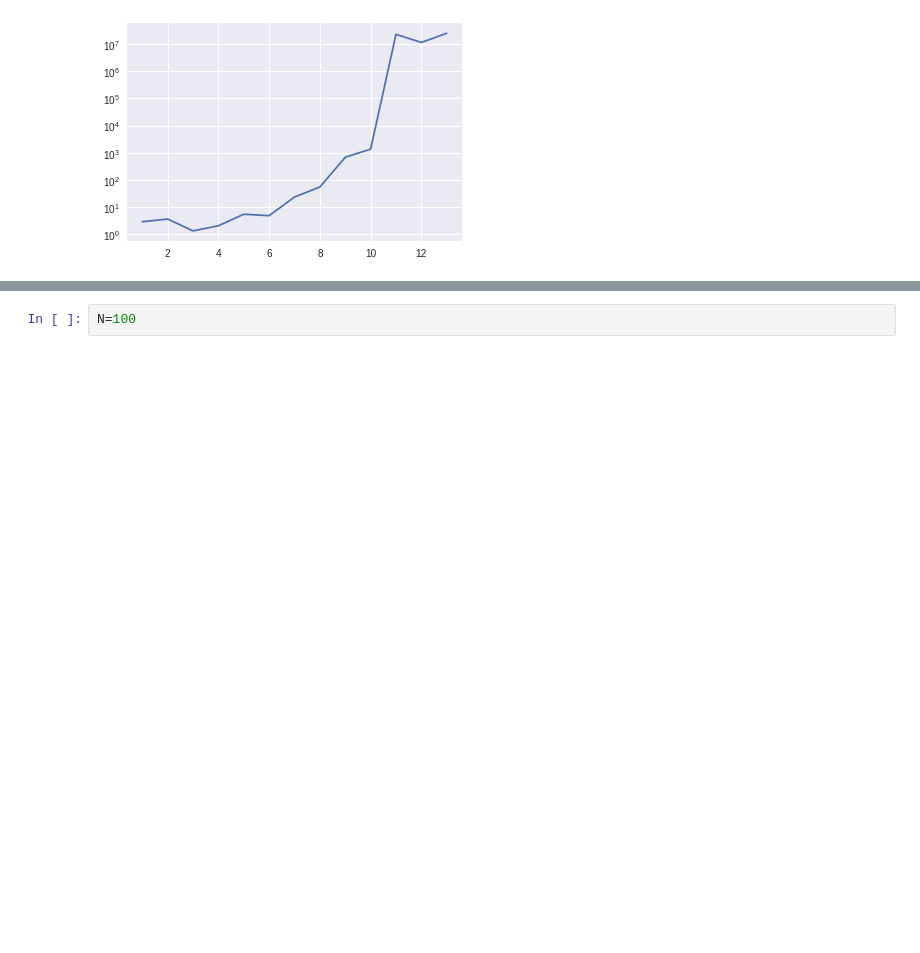
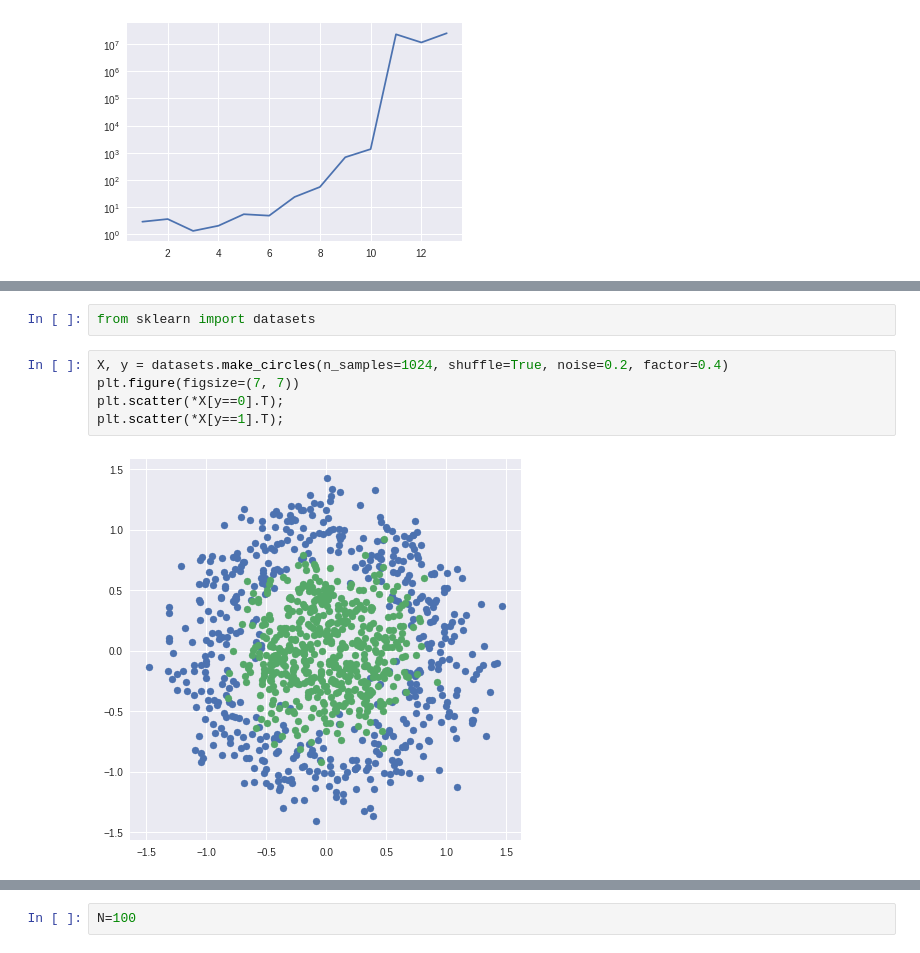
Before and after one commit to SiLiKhon/HEPStatsSeminar, a Jupyter notebook: seminar2/LinearModels_ToyData.ipynb, the cells around one changed output, grey strips where cells are left out. Cells and saved outputs as stored; diff of their text form; blank space fills up the shorter version.

```diff
--- a/seminar2/LinearModels_ToyData.ipynb
+++ b/seminar2/LinearModels_ToyData.ipynb
@@ -173,0 +262,9 @@ plt.yscale('log')
+# %%
+from sklearn import datasets
+# %%
+X, y = datasets.make_circles(n_samples=1024, shuffle=True, noise=0.2, factor=0.4)
+plt.figure(figsize=(7, 7))
+plt.scatter(*X[y==0].T);
+plt.scatter(*X[y==1].T);
+# %% [output]
+[figure, added]
```
Also changed, not shown: parts of 13 cells of this notebook.
